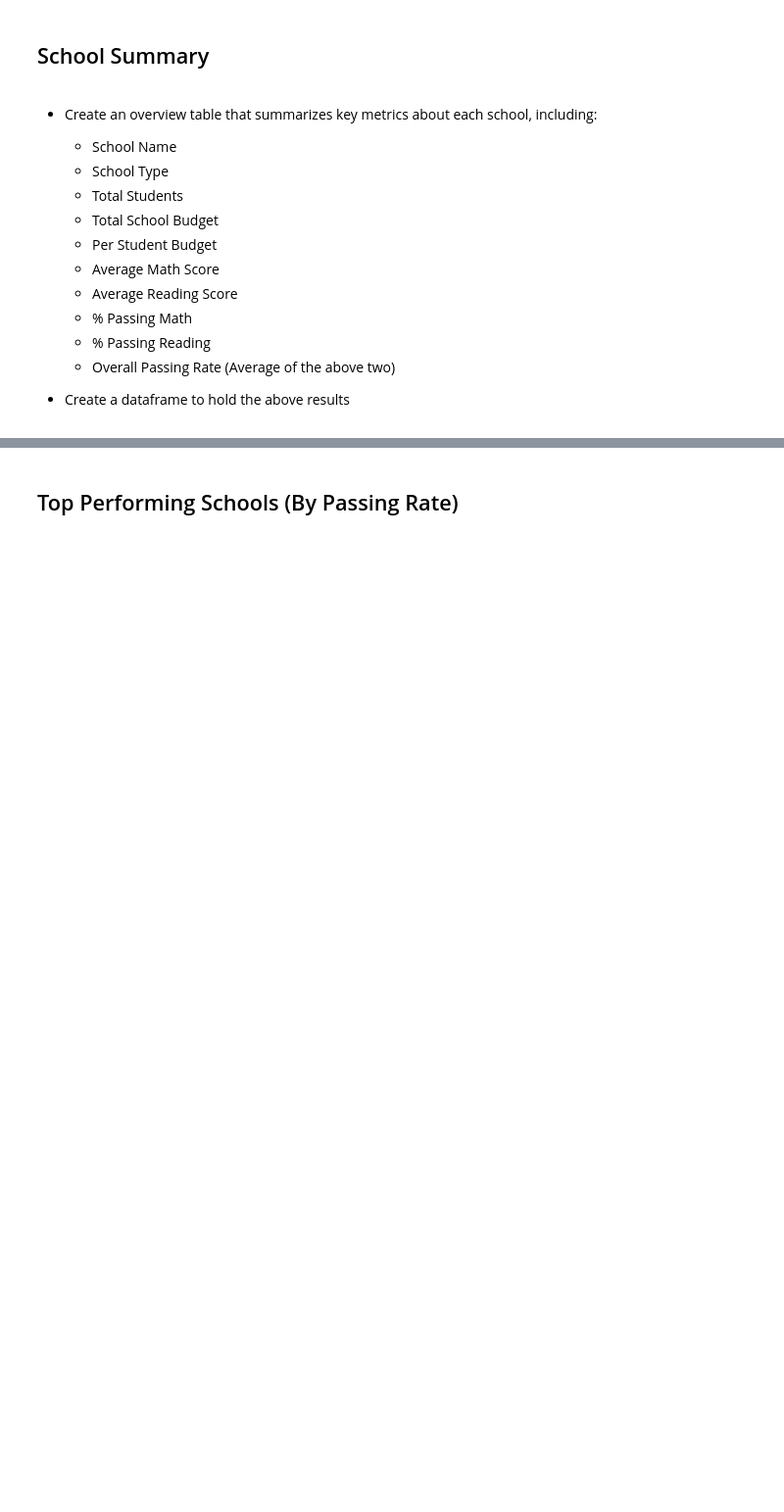
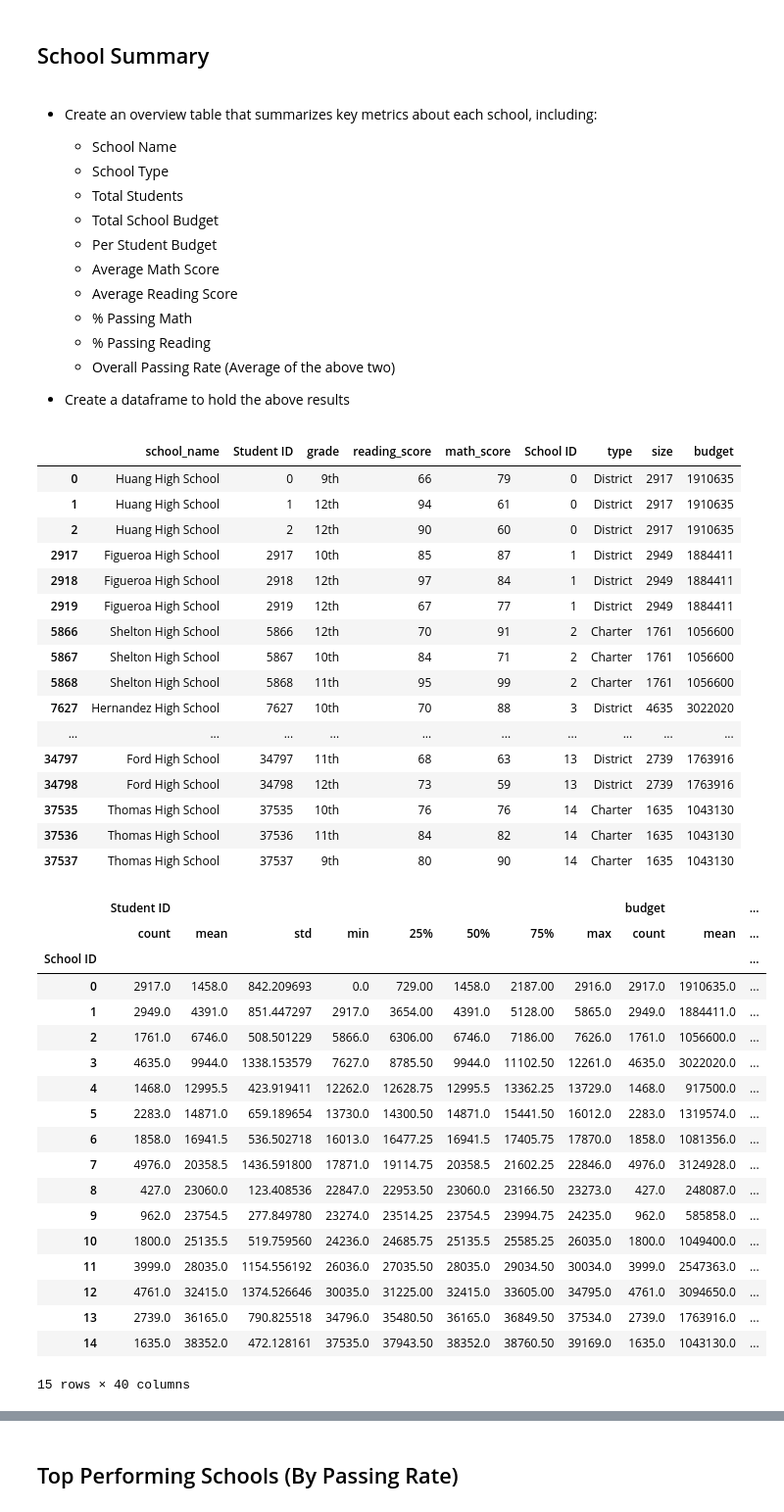
Before and after one commit to Emanste92/UCBEx_DataAnalytics, a Jupyter notebook: PyCitySchools/ETE_PyCitySchools - Scratch.ipynb, the cells around one changed output, grey strips where cells are left out. Shown at 98% size. Saved outputs shown, nothing was run; the diff lists cells and outputs as text; code cells hidden in the pictures; blank space fills up the shorter version.

```diff
--- a/PyCitySchools/ETE_PyCitySchools - Scratch.ipynb
+++ b/PyCitySchools/ETE_PyCitySchools - Scratch.ipynb
@@ -27,12 +27,20 @@ school_data = pd.read_csv(school_data_to_load)
 student_data = pd.read_csv(student_data_to_load)
 
 # Merging datasets into one DataFrame
-school_data_complete = pd.merge(student_data, school_data, how="left", on=["school_name", "school_name"])
+school_data_complete = pd.merge(student_data, school_data, how="left",
+                                on=["school_name", "school_name"])
 
+# Removing unnecessary columns
+school_data_analysis = school_data_complete[['school_name','Student ID','grade',
+                                             'reading_score','math_score',
+                                             'School ID', 'type','size','budget']]
 # Initial overview of DataFrame
-school_data_complete.head()
-school_data_complete.dtypes
-school_data_complete.describe()
+school_data_analysis.head(3)
+school_data_analysis.describe()
+
+
+# stylistic note: _calc and _pre are my interim step variables
+# to make the variables I need
 # %% [output]
 |  | Student ID | reading_score | math_score | School ID | size | budget |
 | count | 39170.000000 | 39170.00000 | 39170.000000 | 39170.000000 | 39170.000000 | 3.917000e+04 |
@@ -149,3 +160,47 @@ dataSummary1
   * Overall Passing Rate (Average of the above two)
 
 * Create a dataframe to hold the above results
+# %%
+# Making a groupby object based on School ID and seeing
+# the initial overview of this manipulated dataset
+
+school_summary_grouped = school_data_analysis.groupby(['School ID'])
+school_summary_grouped.head(3)
+school_summary_grouped.describe()
+# %% [output]
+|  | school_name | Student ID | grade | reading_score | math_score | School ID | type | size | budget |
+| 0 | Huang High School | 0 | 9th | 66 | 79 | 0 | District | 2917 | 1910635 |
+| 1 | Huang High School | 1 | 12th | 94 | 61 | 0 | District | 2917 | 1910635 |
+| 2 | Huang High School | 2 | 12th | 90 | 60 | 0 | District | 2917 | 1910635 |
+| 2917 | Figueroa High School | 2917 | 10th | 85 | 87 | 1 | District | 2949 | 1884411 |
+| 2918 | Figueroa High School | 2918 | 12th | 97 | 84 | 1 | District | 2949 | 1884411 |
+| 2919 | Figueroa High School | 2919 | 12th | 67 | 77 | 1 | District | 2949 | 1884411 |
+| 5866 | Shelton High School | 5866 | 12th | 70 | 91 | 2 | Charter | 1761 | 1056600 |
+| 5867 | Shelton High School | 5867 | 10th | 84 | 71 | 2 | Charter | 1761 | 1056600 |
+| 5868 | Shelton High School | 5868 | 11th | 95 | 99 | 2 | Charter | 1761 | 1056600 |
+| 7627 | Hernandez High School | 7627 | 10th | 70 | 88 | 3 | District | 4635 | 3022020 |
+| ... | ... | ... | ... | ... | ... | ... | ... | ... | ... |
+| 34797 | Ford High School | 34797 | 11th | 68 | 63 | 13 | District | 2739 | 1763916 |
+| 34798 | Ford High School | 34798 | 12th | 73 | 59 | 13 | District | 2739 | 1763916 |
+| 37535 | Thomas High School | 37535 | 10th | 76 | 76 | 14 | Charter | 1635 | 1043130 |
+| 37536 | Thomas High School | 37536 | 11th | 84 | 82 | 14 | Charter | 1635 | 1043130 |
+| 37537 | Thomas High School | 37537 | 9th | 80 | 90 | 14 | Charter | 1635 | 1043130 |
+|  | Student ID |  |  |  |  |  |  |  | budget |  | ... |
+|  | count | mean | std | min | 25% | 50% | 75% | max | count | mean | ... |
+| School ID |  |  |  |  |  |  |  |  |  |  | ... |
+| 0 | 2917.0 | 1458.0 | 842.209693 | 0.0 | 729.00 | 1458.0 | 2187.00 | 2916.0 | 2917.0 | 1910635.0 | ... |
+| 1 | 2949.0 | 4391.0 | 851.447297 | 2917.0 | 3654.00 | 4391.0 | 5128.00 | 5865.0 | 2949.0 | 1884411.0 | ... |
+| 2 | 1761.0 | 6746.0 | 508.501229 | 5866.0 | 6306.00 | 6746.0 | 7186.00 | 7626.0 | 1761.0 | 1056600.0 | ... |
+| 3 | 4635.0 | 9944.0 | 1338.153579 | 7627.0 | 8785.50 | 9944.0 | 11102.50 | 12261.0 | 4635.0 | 3022020.0 | ... |
+| 4 | 1468.0 | 12995.5 | 423.919411 | 12262.0 | 12628.75 | 12995.5 | 13362.25 | 13729.0 | 1468.0 | 917500.0 | ... |
+| 5 | 2283.0 | 14871.0 | 659.189654 | 13730.0 | 14300.50 | 14871.0 | 15441.50 | 16012.0 | 2283.0 | 1319574.0 | ... |
+| 6 | 1858.0 | 16941.5 | 536.502718 | 16013.0 | 16477.25 | 16941.5 | 17405.75 | 17870.0 | 1858.0 | 1081356.0 | ... |
+| 7 | 4976.0 | 20358.5 | 1436.591800 | 17871.0 | 19114.75 | 20358.5 | 21602.25 | 22846.0 | 4976.0 | 3124928.0 | ... |
+| 8 | 427.0 | 23060.0 | 123.408536 | 22847.0 | 22953.50 | 23060.0 | 23166.50 | 23273.0 | 427.0 | 248087.0 | ... |
+| 9 | 962.0 | 23754.5 | 277.849780 | 23274.0 | 23514.25 | 23754.5 | 23994.75 | 24235.0 | 962.0 | 585858.0 | ... |
+| 10 | 1800.0 | 25135.5 | 519.759560 | 24236.0 | 24685.75 | 25135.5 | 25585.25 | 26035.0 | 1800.0 | 1049400.0 | ... |
+| 11 | 3999.0 | 28035.0 | 1154.556192 | 26036.0 | 27035.50 | 28035.0 | 29034.50 | 30034.0 | 3999.0 | 2547363.0 | ... |
+| 12 | 4761.0 | 32415.0 | 1374.526646 | 30035.0 | 31225.00 | 32415.0 | 33605.00 | 34795.0 | 4761.0 | 3094650.0 | ... |
+| 13 | 2739.0 | 36165.0 | 790.825518 | 34796.0 | 35480.50 | 36165.0 | 36849.50 | 37534.0 | 2739.0 | 1763916.0 | ... |
+| 14 | 1635.0 | 38352.0 | 472.128161 | 37535.0 | 37943.50 | 38352.0 | 38760.50 | 39169.0 | 1635.0 | 1043130.0 | ... |
+15 rows × 40 columns
```
Also changed, not shown: parts of 25 cells of this notebook.
